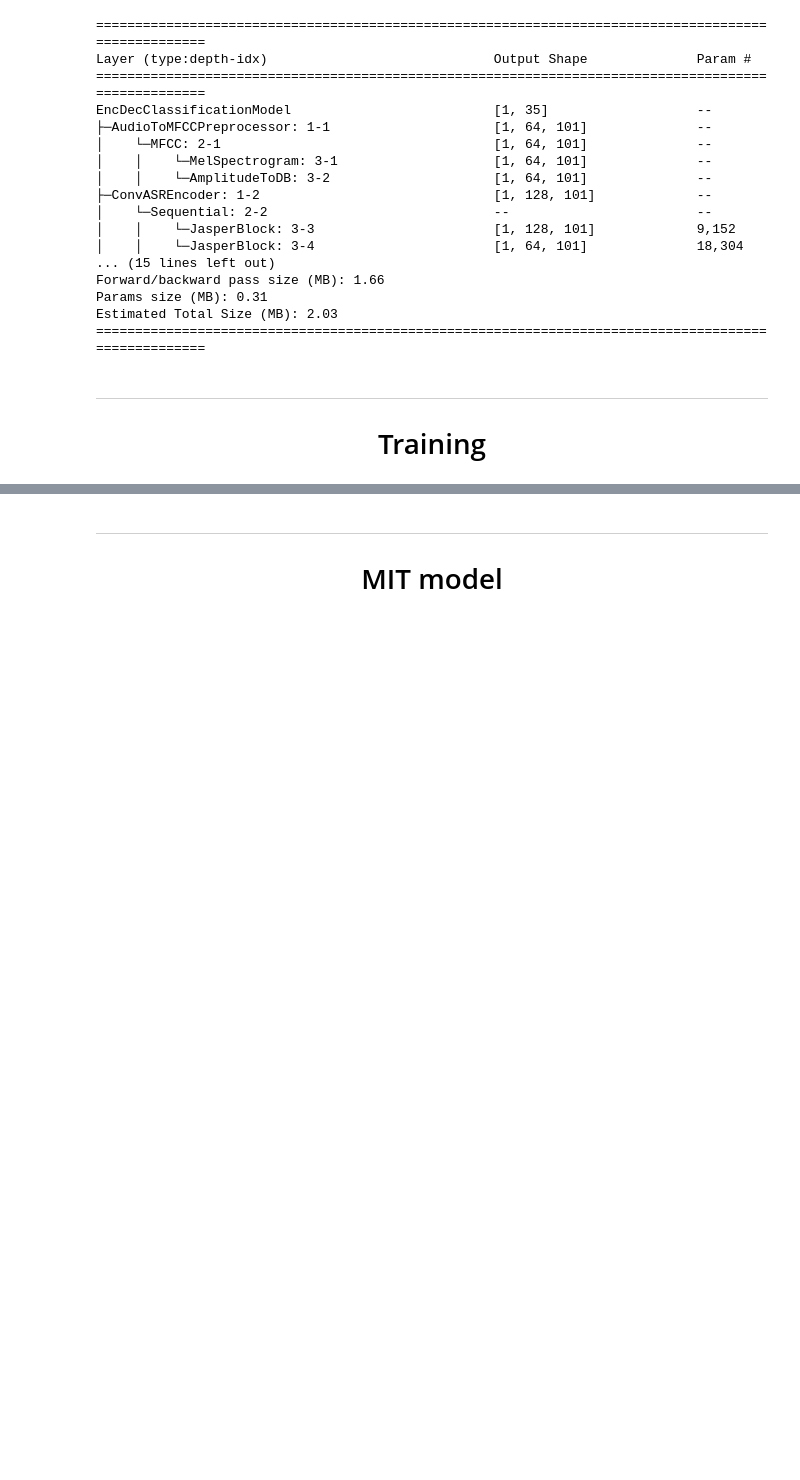
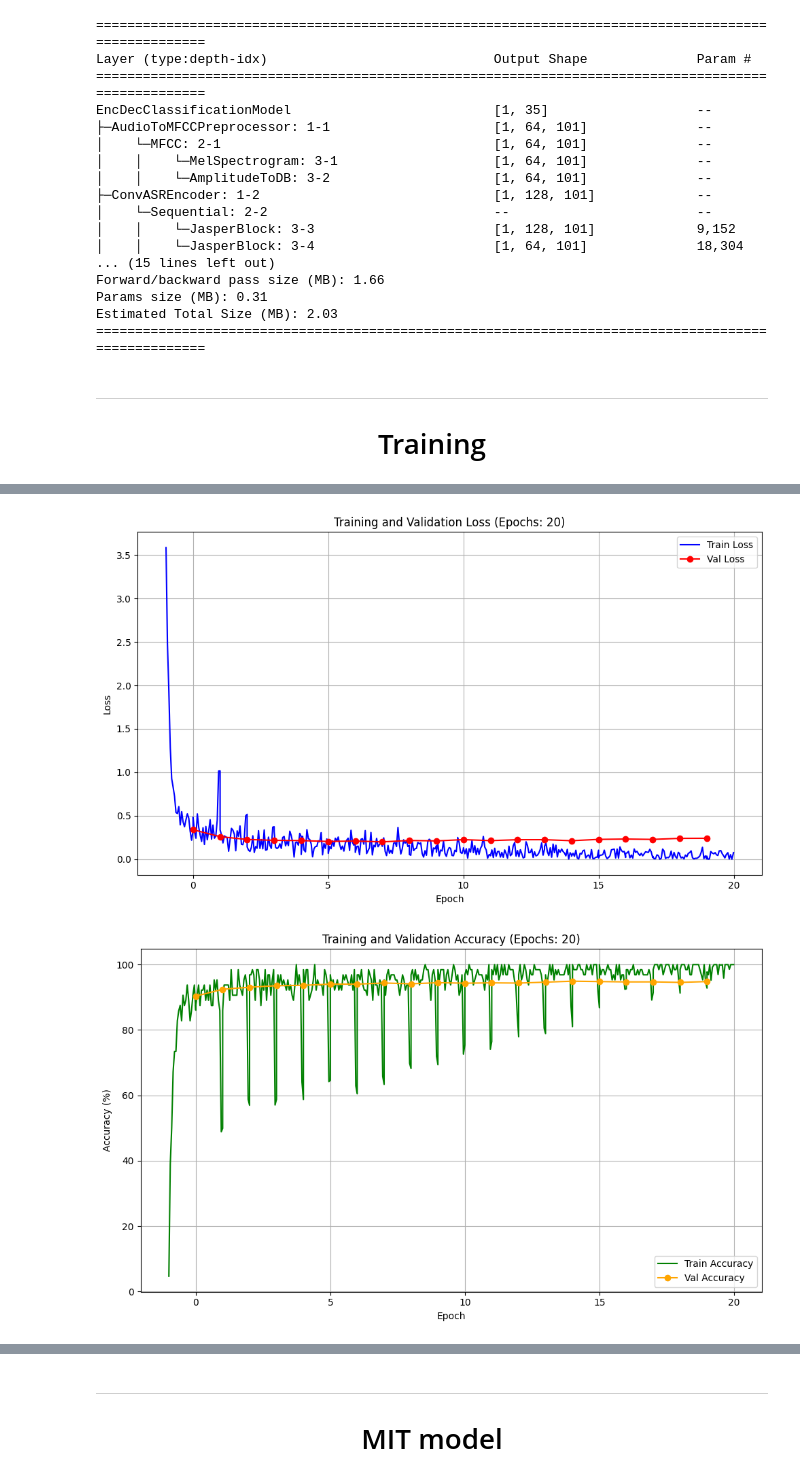
Before and after one commit to MirkoMorello/MSc_ICT, a Jupyter notebook: Final_Project/wake_word_training_slim.ipynb, the cells around one changed output, grey strips where cells are left out. Drawn from its saved outputs; the diff is of its cells as text; code cells hidden in the pictures; blank space fills up the shorter version.

```diff
--- a/Final_Project/wake_word_training_slim.ipynb
+++ b/Final_Project/wake_word_training_slim.ipynb
@@ -97,7 +74,6 @@ def get_dataset(subset, fixed_length=16000, pickle_path=None):
             dataset = pickle.load(f)
     else:
         print(f"Creating {subset} dataset and saving to pickle...")
-        # Replace InMemorySpeechCommands with your actual dataset creation call
         dataset = InMemorySpeechCommands(subset=subset, fixed_length=fixed_length)
         os.makedirs(os.path.dirname(pickle_path), exist_ok=True)
         with open(pickle_path, "wb") as f:
@@ -106,9 +82,9 @@ def get_dataset(subset, fixed_length=16000, pickle_path=None):
     return dataset
 
 
-# train_dataset = get_dataset("training", fixed_length=16000)
-# val_dataset = get_dataset("validation", fixed_length=16000)
-test_dataset = get_dataset(subset = "test", fixed_length=16000)
+train_dataset = get_dataset("training", fixed_length=16000)
+val_dataset = get_dataset("validation", fixed_length=16000)
+test_dataset = get_dataset(subset = "testing", fixed_length=16000)
 
 num_classes = len(test_dataset.label_set)
 # %% [output]
@@ -286,3 +215,67 @@ Epoch [12/50] Train Loss: 0.1157 | Train Acc: 96.35% | Val Loss: 0.0755 | Val Ac
+# %%
+train_losses = history["train_losses"]
+val_losses = history["val_losses"]
+train_accuracies = history["train_accuracies"]
+val_accuracies = history["val_accuracies"]
+step_history = history["step_history"]
+# %%
+import numpy as np
+import matplotlib.pyplot as plt
+from collections import defaultdict
+
+max_steps_per_epoch = 20
+
+
+epoch_groups = defaultdict(list)
+for entry in step_history:
+    epoch_groups[entry["epoch"]].append(entry)
+
+
+train_x = []
+train_losses = []
+train_accuracies = []
+
+
+for epoch in sorted(epoch_groups.keys()):
+    steps = epoch_groups[epoch]
+    n_steps = len(steps)
+    if n_steps > max_steps_per_epoch:
+        indices = np.linspace(0, n_steps - 1, max_steps_per_epoch, dtype=int)
+    else:
+        indices = np.arange(n_steps)
+    for i in indices:
+        entry = steps[i]
+        x_val = (epoch - 1) + (i / n_steps)
+        train_x.append(x_val)
+        train_losses.append(entry["loss"])
+        train_accuracies.append(entry["accuracy"])
+
+val_x = np.arange(num_epochs)
+
+plt.figure(figsize=(10, 6))
+plt.plot(train_x, train_losses, label='Train Loss', color='blue')
+plt.plot(val_x, val_losses, label='Val Loss', color='red', marker='o')
+plt.xlabel('Epoch')
+plt.ylabel('Loss')
+plt.title(f'Training and Validation Loss (Epochs: {num_epochs})')
+plt.legend()
+plt.grid(True)
+plt.tight_layout()
+plt.show()
+
+plt.figure(figsize=(10, 6))
+plt.plot(train_x, train_accuracies, label='Train Accuracy', color='green')
+plt.plot(val_x, val_accuracies, label='Val Accuracy', color='orange', marker='o')
+plt.xlabel('Epoch')
+plt.ylabel('Accuracy (%)')
+plt.title(f'Training and Validation Accuracy (Epochs: {num_epochs})')
+plt.legend()
+plt.grid(True)
+plt.tight_layout()
+plt.show()
+# %% [output]
+[figure, added]
+[figure, added]
 # %%
 import torch
 from torch.utils.data import DataLoader
```
Also changed, not shown: parts of 10 cells of this notebook.
